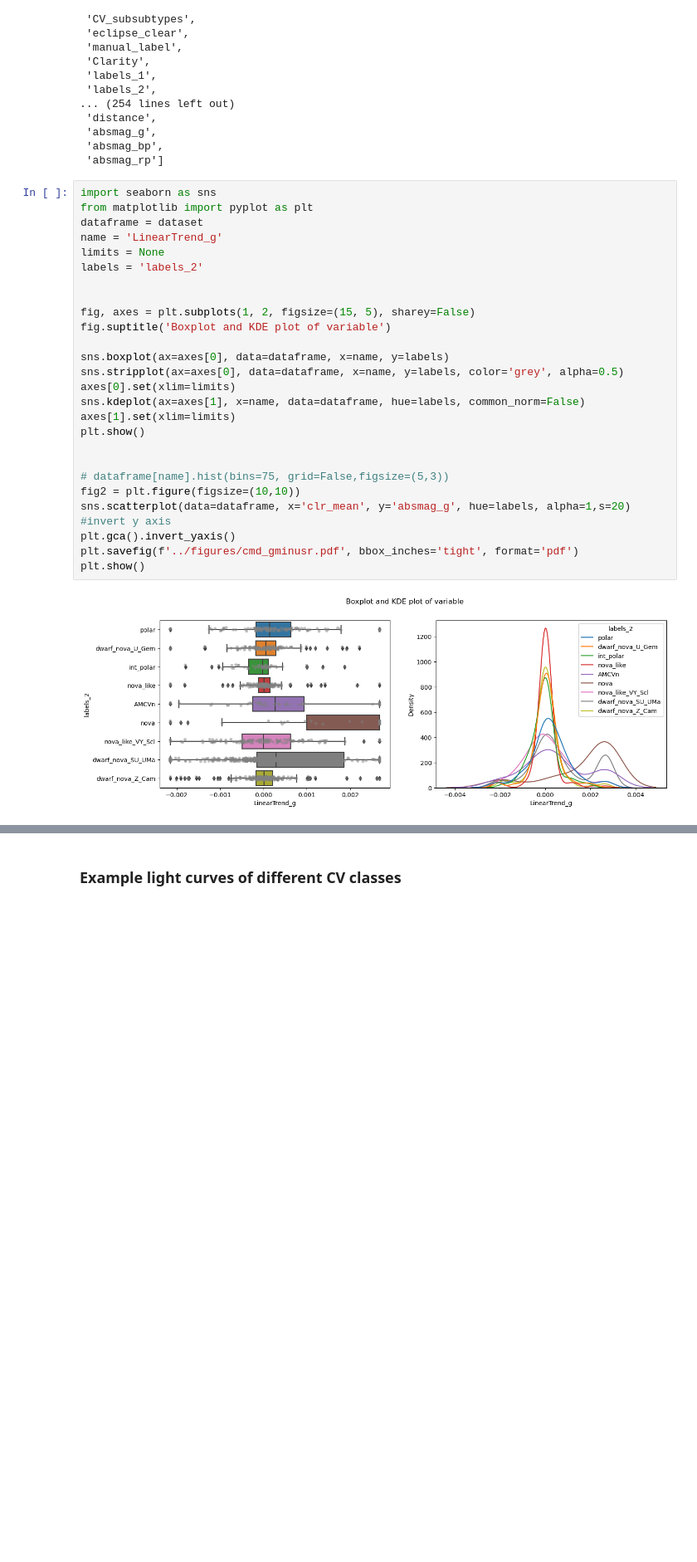
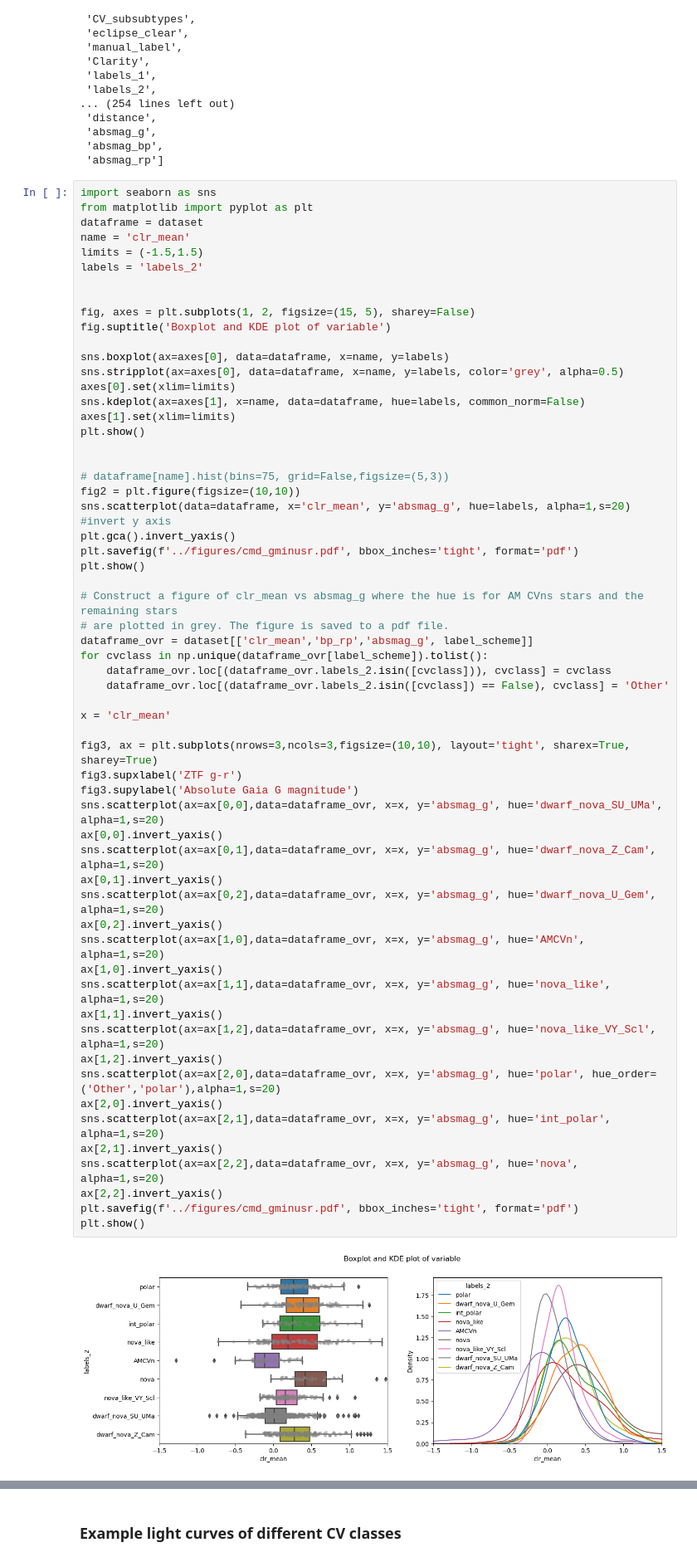
Before and after one commit to dharmesh1007/ZTF_code, a Jupyter notebook: source/99_test_plots.ipynb, the cells around one changed output, grey strips where cells are left out. Shown at 83% size. Saved outputs shown, nothing was run; the diff lists cells and outputs as text; blank space fills up the shorter version.

Commit message:
test plots work

```diff
--- a/source/99_test_plots.ipynb
+++ b/source/99_test_plots.ipynb
@@ -73,30 +73,63 @@ dataset.columns.tolist()
 # %%
 import seaborn as sns
 from matplotlib import pyplot as plt
 dataframe = dataset
-name = 'LinearTrend_g'
-limits = None
+name = 'clr_mean'
+limits = (-1.5,1.5)
 labels = 'labels_2'
 
 
 fig, axes = plt.subplots(1, 2, figsize=(15, 5), sharey=False)
 fig.suptitle('Boxplot and KDE plot of variable')
 
 sns.boxplot(ax=axes[0], data=dataframe, x=name, y=labels)
 sns.stripplot(ax=axes[0], data=dataframe, x=name, y=labels, color='grey', alpha=0.5)
 axes[0].set(xlim=limits)
 sns.kdeplot(ax=axes[1], x=name, data=dataframe, hue=labels, common_norm=False)
 axes[1].set(xlim=limits)
 plt.show()
 
 
 # dataframe[name].hist(bins=75, grid=False,figsize=(5,3))
 fig2 = plt.figure(figsize=(10,10))
 sns.scatterplot(data=dataframe, x='clr_mean', y='absmag_g', hue=labels, alpha=1,s=20)
 #invert y axis
 plt.gca().invert_yaxis()
 plt.savefig(f'../figures/cmd_gminusr.pdf', bbox_inches='tight', format='pdf')
 plt.show()
+
+# Construct a figure of clr_mean vs absmag_g where the hue is for AM CVns stars and the remaining stars
+# are plotted in grey. The figure is saved to a pdf file.
+dataframe_ovr = dataset[['clr_mean','bp_rp','absmag_g', label_scheme]]
+for cvclass in np.unique(dataframe_ovr[label_scheme]).tolist():
+    dataframe_ovr.loc[(dataframe_ovr.labels_2.isin([cvclass])), cvclass] = cvclass
+    dataframe_ovr.loc[(dataframe_ovr.labels_2.isin([cvclass]) == False), cvclass] = 'Other'
+
+x = 'clr_mean'
+
+fig3, ax = plt.subplots(nrows=3,ncols=3,figsize=(10,10), layout='tight', sharex=True, sharey=True)
+fig3.supxlabel('ZTF g-r')
+fig3.supylabel('Absolute Gaia G magnitude')
+sns.scatterplot(ax=ax[0,0],data=dataframe_ovr, x=x, y='absmag_g', hue='dwarf_nova_SU_UMa', alpha=1,s=20)
+ax[0,0].invert_yaxis()
+sns.scatterplot(ax=ax[0,1],data=dataframe_ovr, x=x, y='absmag_g', hue='dwarf_nova_Z_Cam', alpha=1,s=20)
+ax[0,1].invert_yaxis()
+sns.scatterplot(ax=ax[0,2],data=dataframe_ovr, x=x, y='absmag_g', hue='dwarf_nova_U_Gem', alpha=1,s=20)
+ax[0,2].invert_yaxis()
+sns.scatterplot(ax=ax[1,0],data=dataframe_ovr, x=x, y='absmag_g', hue='AMCVn', alpha=1,s=20)
+ax[1,0].invert_yaxis()
+sns.scatterplot(ax=ax[1,1],data=dataframe_ovr, x=x, y='absmag_g', hue='nova_like', alpha=1,s=20)
+ax[1,1].invert_yaxis()
+sns.scatterplot(ax=ax[1,2],data=dataframe_ovr, x=x, y='absmag_g', hue='nova_like_VY_Scl', alpha=1,s=20)
+ax[1,2].invert_yaxis()
+sns.scatterplot(ax=ax[2,0],data=dataframe_ovr, x=x, y='absmag_g', hue='polar', hue_order=('Other','polar'),alpha=1,s=20)
+ax[2,0].invert_yaxis()
+sns.scatterplot(ax=ax[2,1],data=dataframe_ovr, x=x, y='absmag_g', hue='int_polar', alpha=1,s=20)
+ax[2,1].invert_yaxis()
+sns.scatterplot(ax=ax[2,2],data=dataframe_ovr, x=x, y='absmag_g', hue='nova', alpha=1,s=20)
+ax[2,2].invert_yaxis()
+plt.savefig(f'../figures/cmd_gminusr.pdf', bbox_inches='tight', format='pdf')
+plt.show()
 # %% [output]
-[figure, old version]
+[figure, new version]
 [figure]
```
Also changed, not shown: parts of 1 cell of this notebook, 10 other files.
